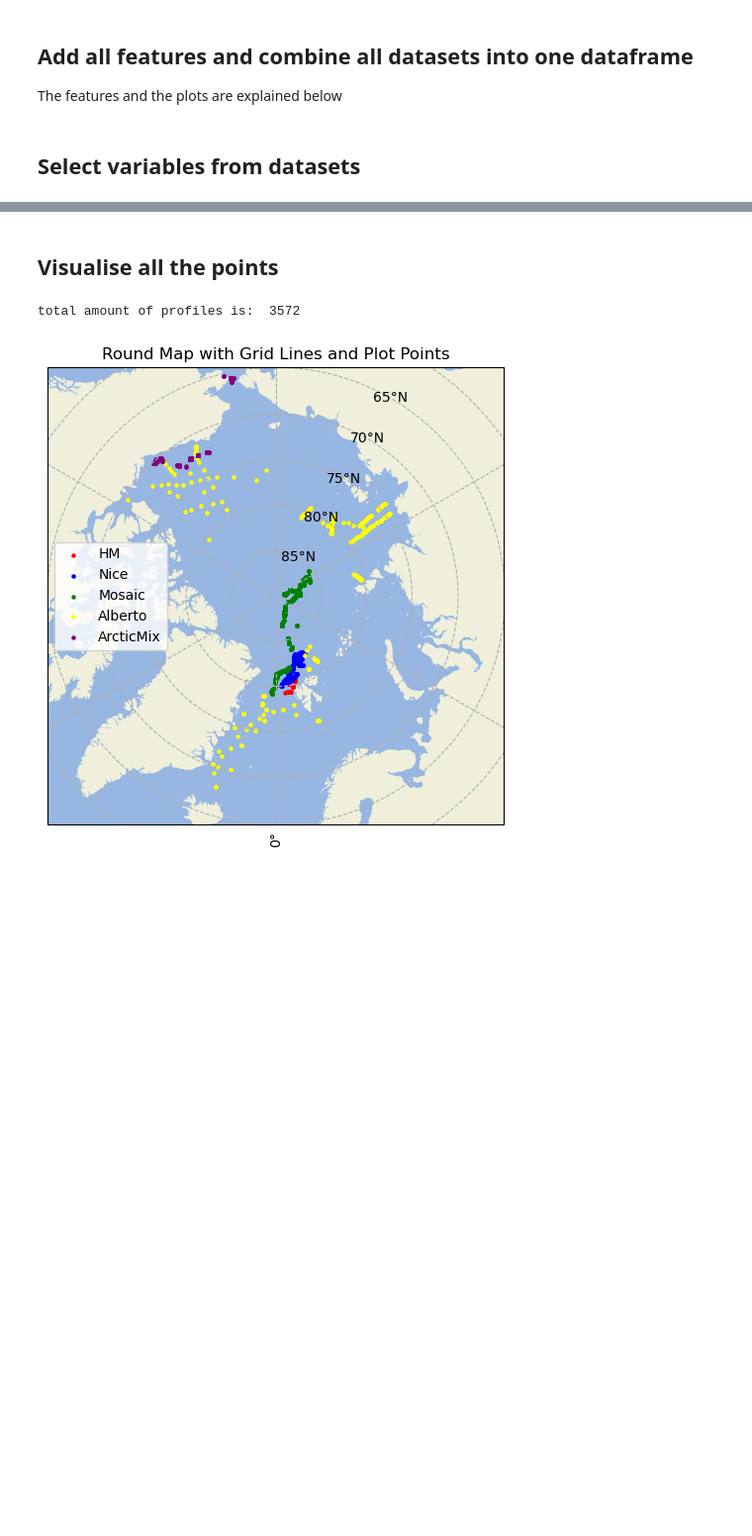
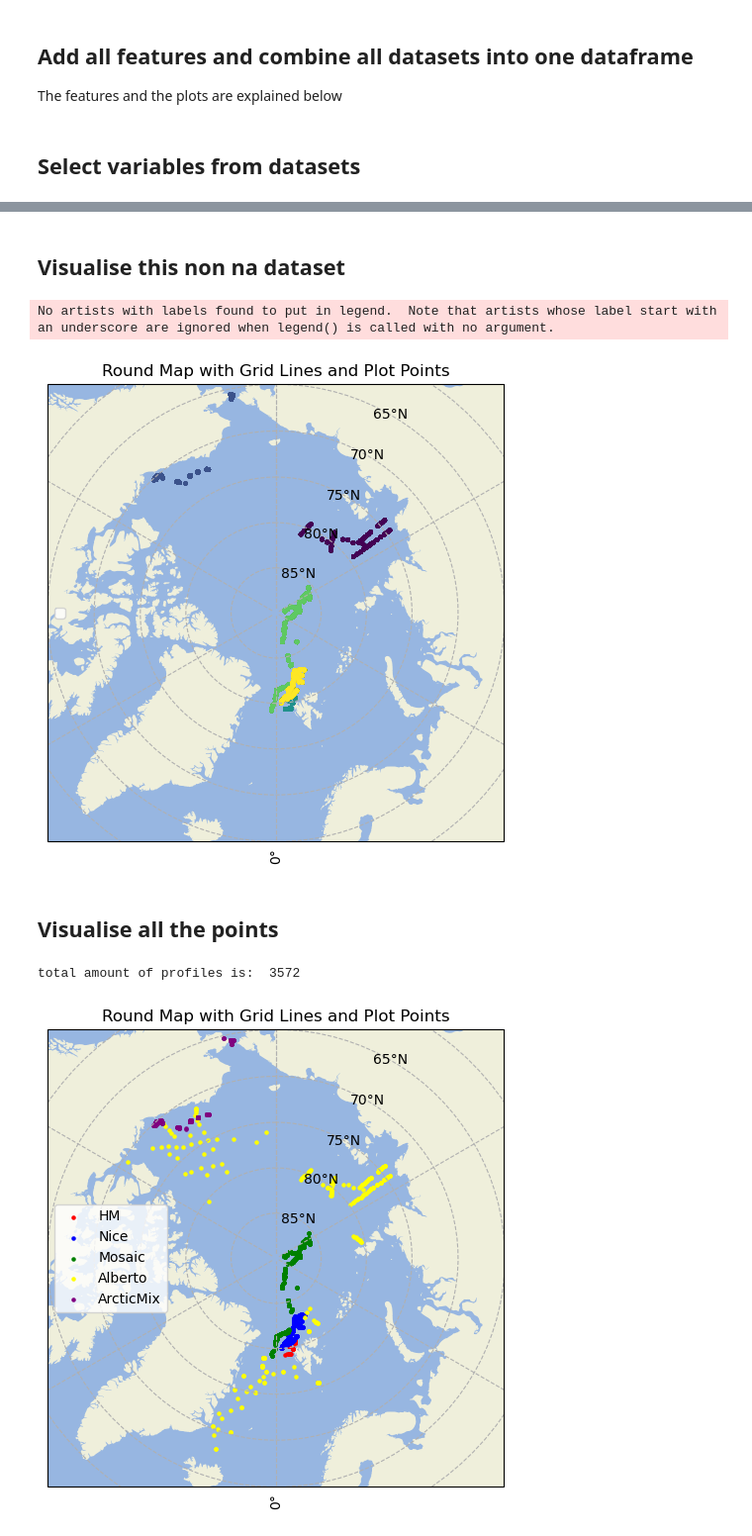
Before and after one commit to lisanneblok/ArcticTurbulence, a Jupyter notebook: data_exploration/load_ds.ipynb, the cells around one changed output, grey strips where cells are left out. Shown at 99% size. Cells and saved outputs as stored; diff of their text form; code cells hidden in the pictures; blank space fills up the shorter version.

```diff
--- a/data_exploration/load_ds.ipynb
+++ b/data_exploration/load_ds.ipynb
@@ -125,3 +169,37 @@ combined_nona.to_pickle('/Users/Lisanne/Documents/AI4ER/Mres/ArcticTurbulence/da
+# %% [markdown]
+## Visualise this non na dataset
+# %%
+full_df = pd.read_pickle('/Users/Lisanne/Documents/AI4ER/Mres/ArcticTurbulence/data/processed_data/ml_ready/2605all.pkl')
+# %%
+fig = plt.figure(figsize=(6, 6))
+ax = fig.add_subplot(1, 1, 1, projection=ccrs.NorthPolarStereo())
+
+# Add land, ocean, and borders
+ax.add_feature(cfeature.OCEAN.with_scale('50m'))
+ax.add_feature(cfeature.LAND.with_scale('50m'))
+
+# Convert non-numeric cruise values to category codes
+full_df["cruise_codes"] = full_df["cruise"].astype("category").cat.codes
+
+ax.scatter(full_df["longitude"], full_df["latitude"], c=full_df["cruise_codes"],
+           transform=ccrs.PlateCarree(), s=5)
+
+#ax.scatter(full_df["longitude"], full_df["latitude"], c = full_df["cruise"], transform=ccrs.PlateCarree(), s=5)
+
+# Add grid lines
+gl = ax.gridlines(draw_labels=True, linestyle='--')
+gl.xlabels_top = False
+gl.ylabels_right = False
+gl.bottom_labels = True  # Show x-axis labels at the bottom
+gl.left_labels = True  # Show y-axis labels on the left
+
+ax.set_extent([-180, 180, 65, 90], crs=ccrs.PlateCarree())
+ax.set_title("Round Map with Grid Lines and Plot Points")
+ax.legend(loc="center left")
+plt.show()
+# %% [output]
+No artists with labels found to put in legend.  Note that artists whose label start with an underscore are ignored when legend() is called with no argument.
+[figure, added]
 # %% [markdown]
 ## Visualise all the points
 # %%
```
Also changed, not shown: parts of 11 cells of this notebook.
